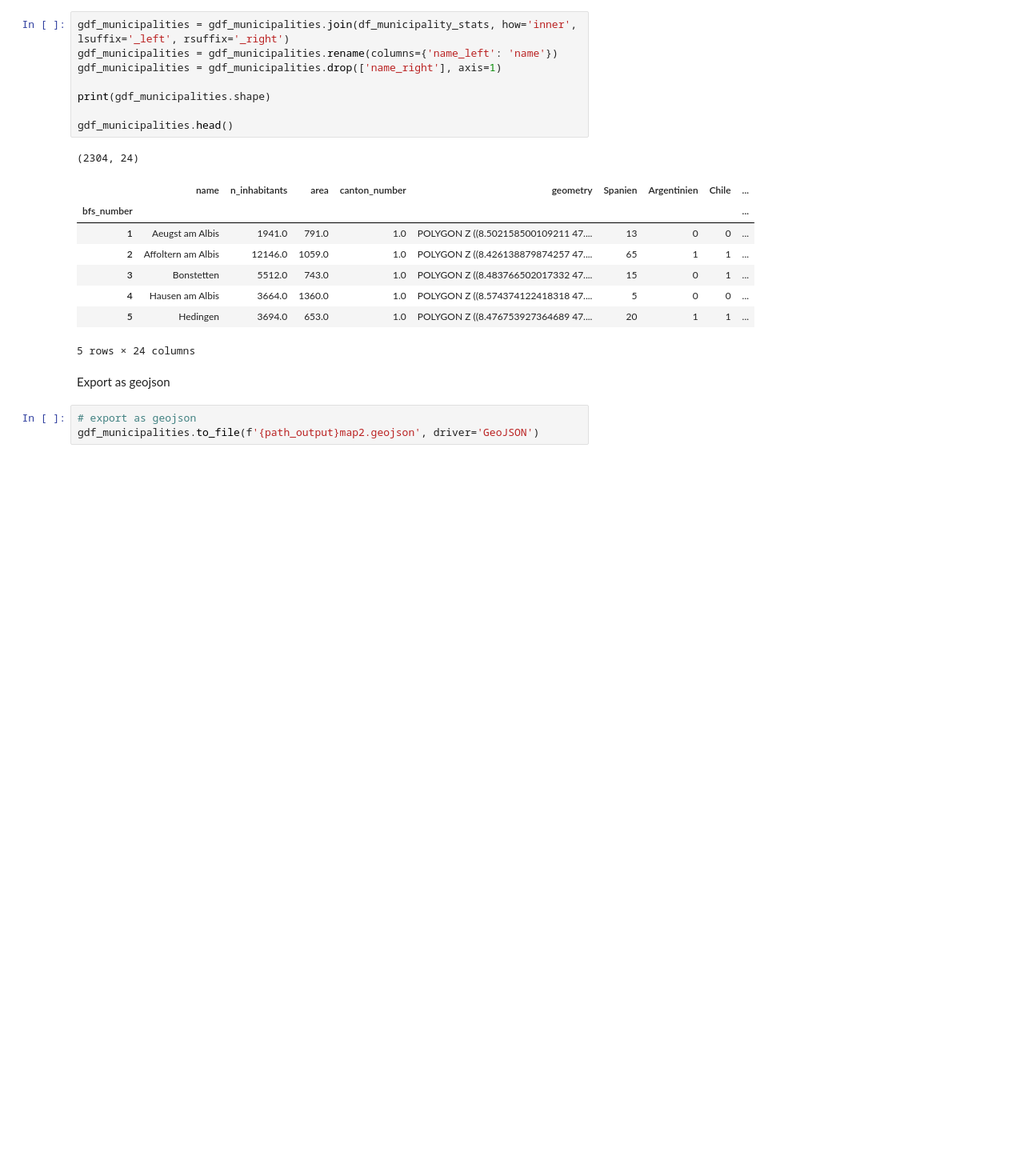
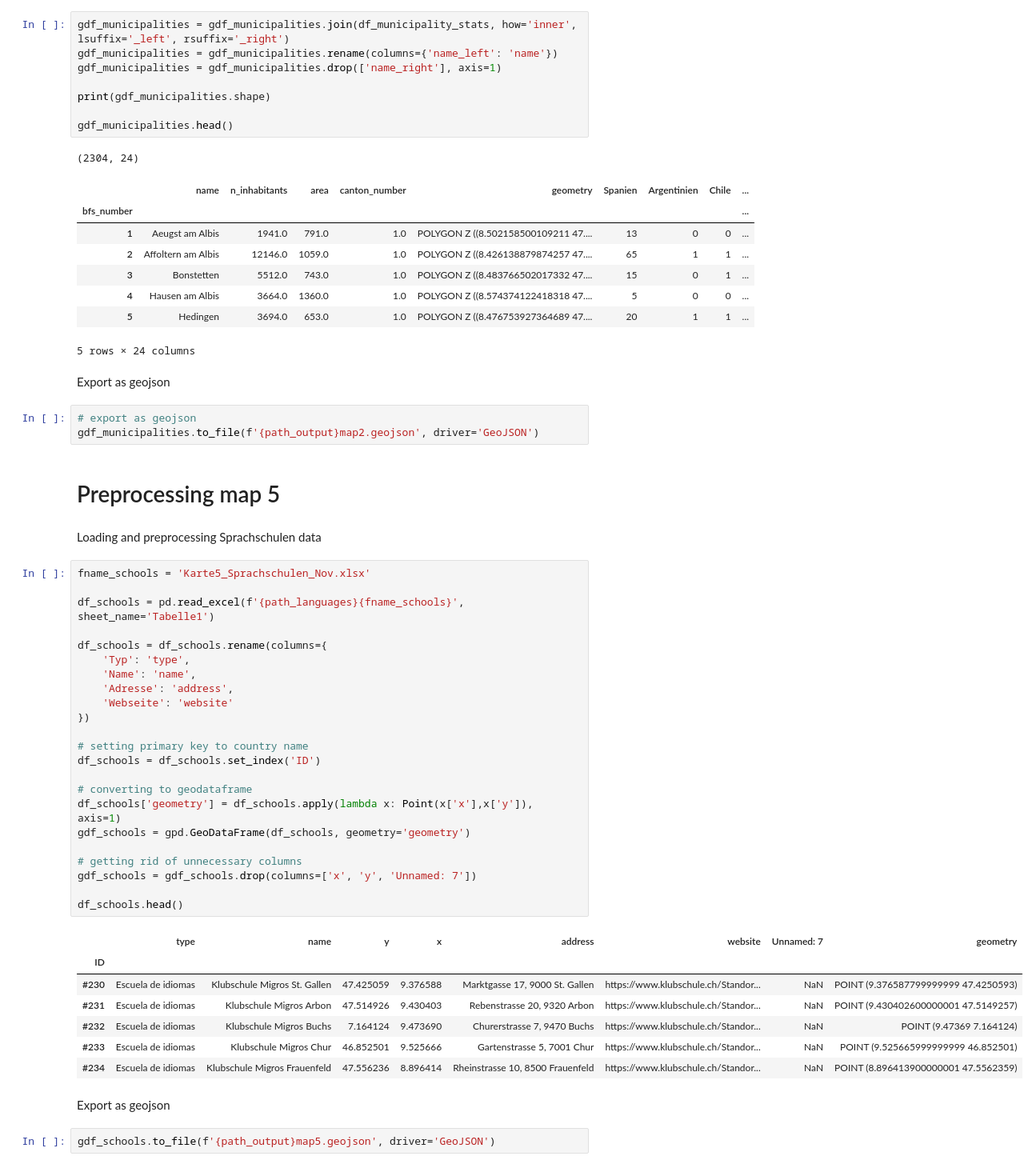
Before and after one commit to SebastianHafner/mapaespanolsuiza, a Jupyter notebook: preprocessing/data_preprocessing.ipynb, the cells around one changed output. Shown: that part at 80% size. Drawn from its saved outputs; the diff is of its cells as text; blank space fills up the shorter version.

Commit message:
preprocessing updated

```diff
--- a/preprocessing/data_preprocessing.ipynb
+++ b/preprocessing/data_preprocessing.ipynb
@@ -520,3 +520,42 @@ Export as geojson
 # %%
 # export as geojson
 gdf_municipalities.to_file(f'{path_output}map2.geojson', driver='GeoJSON')
+# %% [markdown]
+# Preprocessing map 5
+# %% [markdown]
+Loading and preprocessing Sprachschulen data
+# %%
+fname_schools = 'Karte5_Sprachschulen_Nov.xlsx'
+
+df_schools = pd.read_excel(f'{path_languages}{fname_schools}', sheet_name='Tabelle1')
+
+df_schools = df_schools.rename(columns={
+    'Typ': 'type',
+    'Name': 'name',
+    'Adresse': 'address',
+    'Webseite': 'website'
+})
+
+# setting primary key to country name
+df_schools = df_schools.set_index('ID')
+
+# converting to geodataframe
+df_schools['geometry'] = df_schools.apply(lambda x: Point(x['x'],x['y']), axis=1)
+gdf_schools = gpd.GeoDataFrame(df_schools, geometry='geometry')
+
+# getting rid of unnecessary columns
+gdf_schools = gdf_schools.drop(columns=['x', 'y', 'Unnamed: 7'])
+
+df_schools.head()
+# %% [output]
+|  | type | name | y | x | address | website | Unnamed: 7 | geometry |
+| ID |  |  |  |  |  |  |  |  |
+| #230 | Escuela de idiomas | Klubschule Migros St. Gallen | 47.425059 | 9.376588 | Marktgasse 17, 9000 St. Gallen | https://www.klubschule.ch/Standor... | NaN | POINT (9.376587799999999 47.4250593) |
+| #231 | Escuela de idiomas | Klubschule Migros Arbon | 47.514926 | 9.430403 | Rebenstrasse 20, 9320 Arbon | https://www.klubschule.ch/Standor... | NaN | POINT (9.430402600000001 47.5149257) |
+| #232 | Escuela de idiomas | Klubschule Migros Buchs | 7.164124 | 9.473690 | Churerstrasse 7, 9470 Buchs | https://www.klubschule.ch/Standor... | NaN | POINT (9.47369 7.164124) |
+| #233 | Escuela de idiomas | Klubschule Migros Chur | 46.852501 | 9.525666 | Gartenstrasse 5, 7001 Chur | https://www.klubschule.ch/Standor... | NaN | POINT (9.525665999999999 46.852501) |
+| #234 | Escuela de idiomas | Klubschule Migros Frauenfeld | 47.556236 | 8.896414 | Rheinstrasse 10, 8500 Frauenfeld | https://www.klubschule.ch/Standor... | NaN | POINT (8.896413900000001 47.5562359) |
+# %% [markdown]
+Export as geojson
+# %%
+gdf_schools.to_file(f'{path_output}map5.geojson', driver='GeoJSON')
```
Also changed, not shown: 4 other files.
